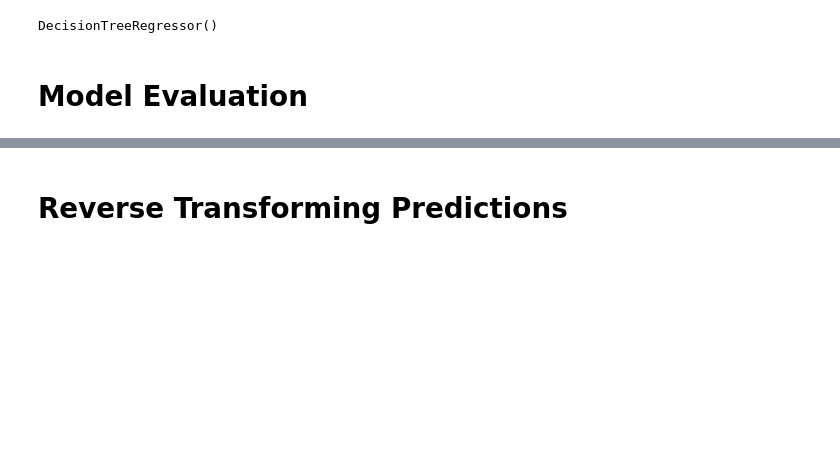
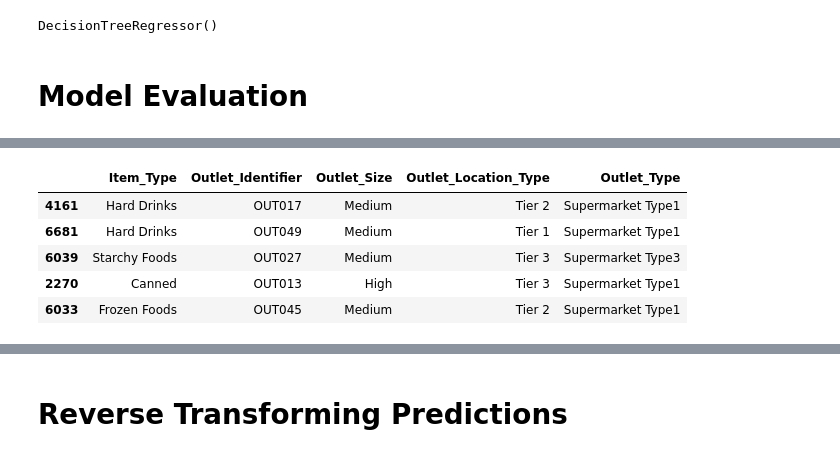
Before and after one commit to Gourav052003/Data-Driven-Sales-Forecasting-for-Big-Mart-Retail-Outlets, a Jupyter notebook: Big-Mart-Sales-Prediction.ipynb, the cells around one changed output, grey strips where cells are left out. Drawn from its saved outputs; the diff is of its cells as text; code cells hidden in the pictures; blank space fills up the shorter version.

```diff
--- a/Big-Mart-Sales-Prediction.ipynb
+++ b/Big-Mart-Sales-Prediction.ipynb
@@ -761,0 +772,10 @@ DecisionTreeRegressor()
+# %%
+object_validation = validation.select_dtypes(include='object')
+object_validation.head()
+# %% [output]
+|  | Item_Type | Outlet_Identifier | Outlet_Size | Outlet_Location_Type | Outlet_Type |
+| 4161 | Hard Drinks | OUT017 | Medium | Tier 2 | Supermarket Type1 |
+| 6681 | Hard Drinks | OUT049 | Medium | Tier 1 | Supermarket Type1 |
+| 6039 | Starchy Foods | OUT027 | Medium | Tier 3 | Supermarket Type3 |
+| 2270 | Canned | OUT013 | High | Tier 3 | Supermarket Type1 |
+| 6033 | Frozen Foods | OUT045 | Medium | Tier 2 | Supermarket Type1 |
```
Also changed, not shown: parts of 20 cells of this notebook.
